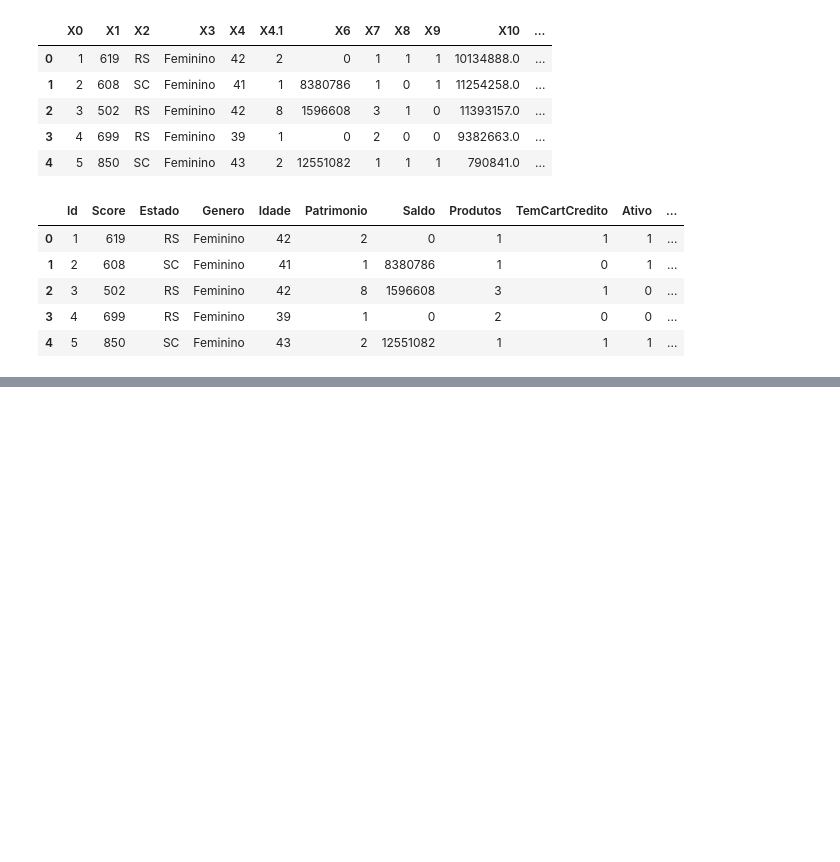
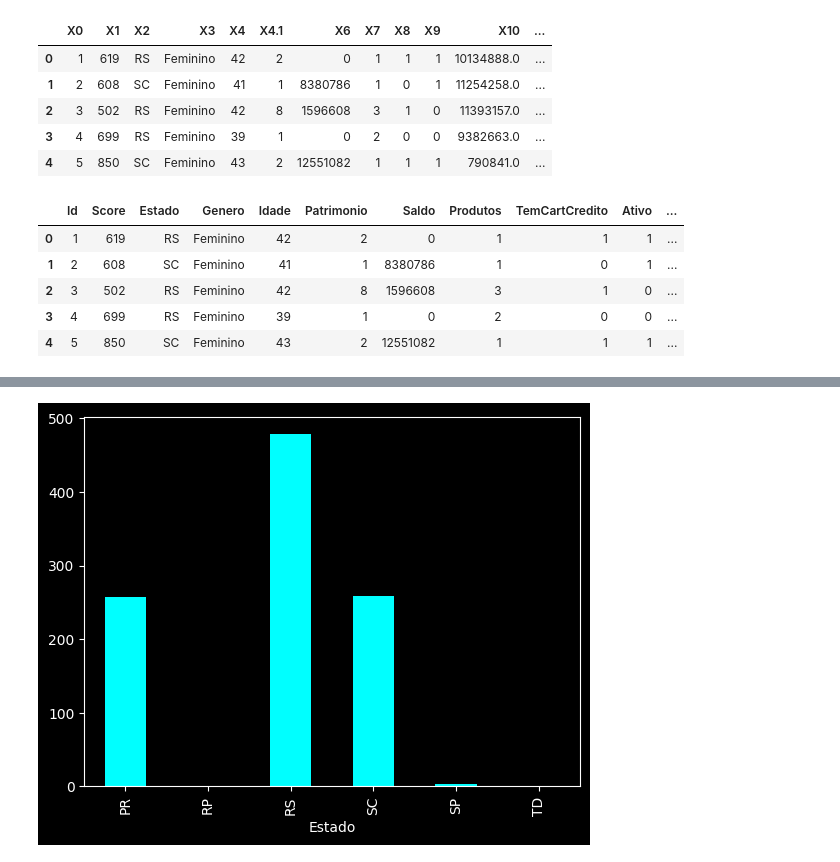
Before and after one commit to Joao-Inacio/Formacao-Cientista-de-Dados, a Jupyter notebook: 2_Limpeza_e_Tratamento_Dados/limpezaetratamento.ipynb, the cells around one changed output, grey strips where cells are left out. Drawn from its saved outputs; the diff is of its cells as text; code cells hidden in the pictures; blank space fills up the shorter version.

```diff
--- a/2_Limpeza_e_Tratamento_Dados/limpezaetratamento.ipynb
+++ b/2_Limpeza_e_Tratamento_Dados/limpezaetratamento.ipynb
@@ -45,6 +54,8 @@ agrupado
 # %%
 # Visualizando o Gráfico
-agrupado.plot.bar(color = 'green')
+agrupado.plot.bar(color='cyan');
+# %% [output]
+[figure, added]
 # %%
 # gênero
 agrupado =dataset.groupby(['Genero']).size()
```
Also changed, not shown: parts of 16 cells of this notebook.
